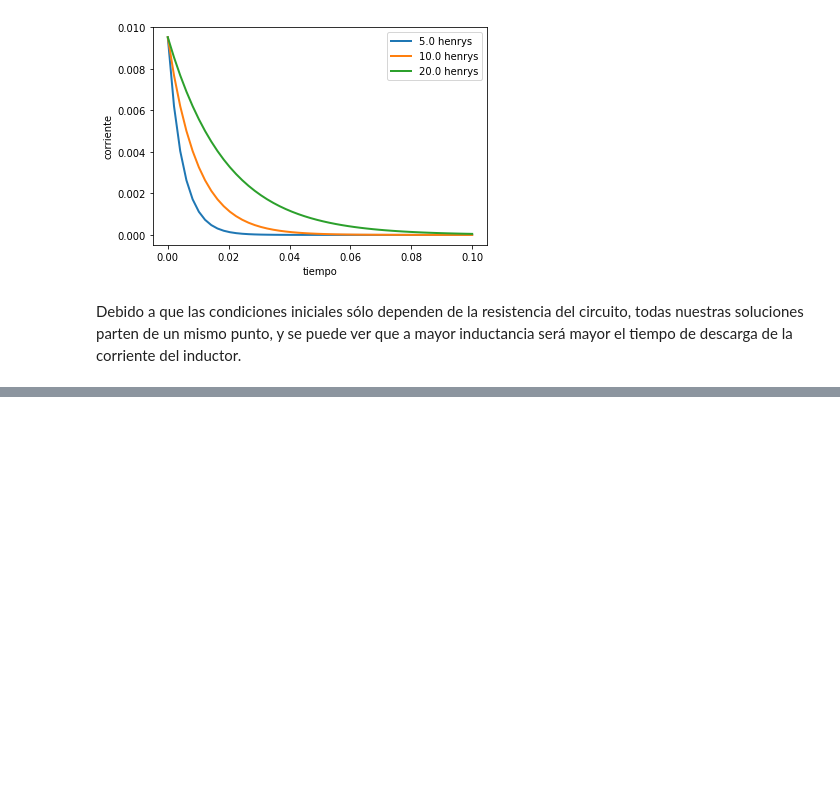
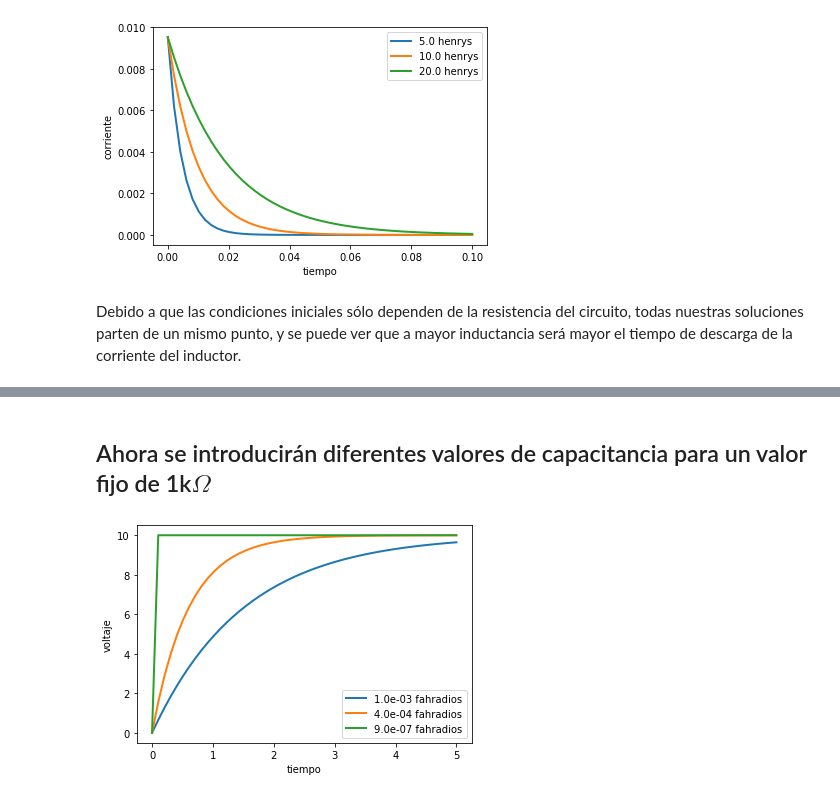
Before and after one commit to Rod1390/Proyecto-circuitos, a Jupyter notebook: proycir.ipynb, the cells around one changed output, grey strips where cells are left out. Drawn from its saved outputs; the diff is of its cells as text; code cells hidden in the pictures; blank space fills up the shorter version.

```diff
--- a/proycir.ipynb
+++ b/proycir.ipynb
@@ -70,0 +101,26 @@ Debido a que las condiciones iniciales sólo dependen de la resistencia del circ
+# %% [markdown]
+## Ahora se introducirán diferentes valores de capacitancia para un valor fijo de 1k$\Omega $
+# %%
+import numpy as np
+import matplotlib.pyplot as plt
+from scipy.integrate import odeint
+
+def dv_dt(v,t,c):
+    dvdt=(10-v)/(1500*c)
+    return dvdt
+t= np.linspace(0,5)
+v0=0
+cap=[1e-3,400*10**-6,900*10**-9]
+k=len(cap)
+
+for x in range(k):
+    c=cap[x]
+    vsol = odeint(dv_dt,v0,t,args=(c,))
+    plt.plot(t,vsol,linewidth=2,label='%.1e fahradios'%c)
+
+plt.xlabel('tiempo[s]')
+plt.ylabel('voltaje[V]')
+plt.legend()
+plt.show()
+# %% [output]
+[figure, added]
```
Also changed, not shown: parts of 9 cells of this notebook.
